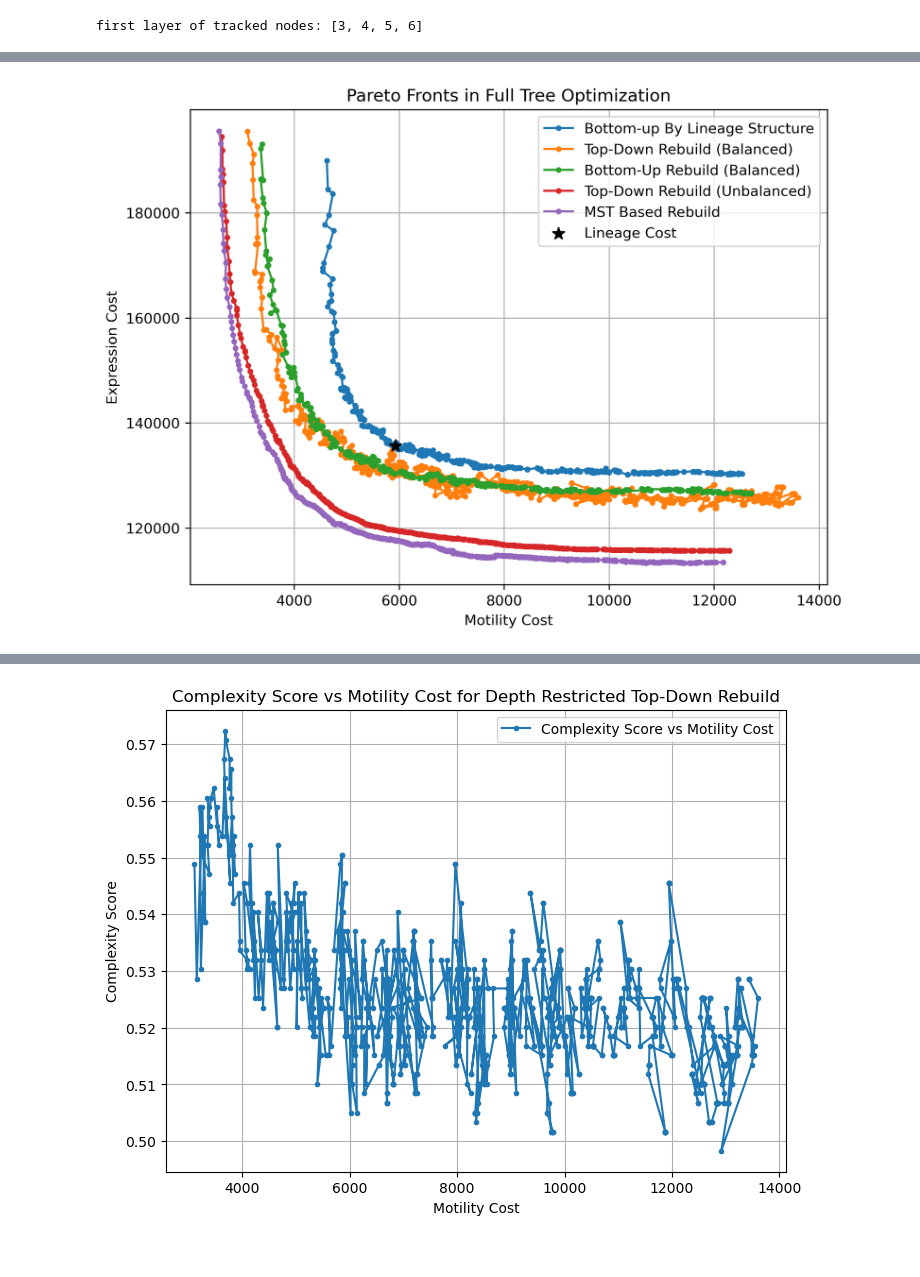
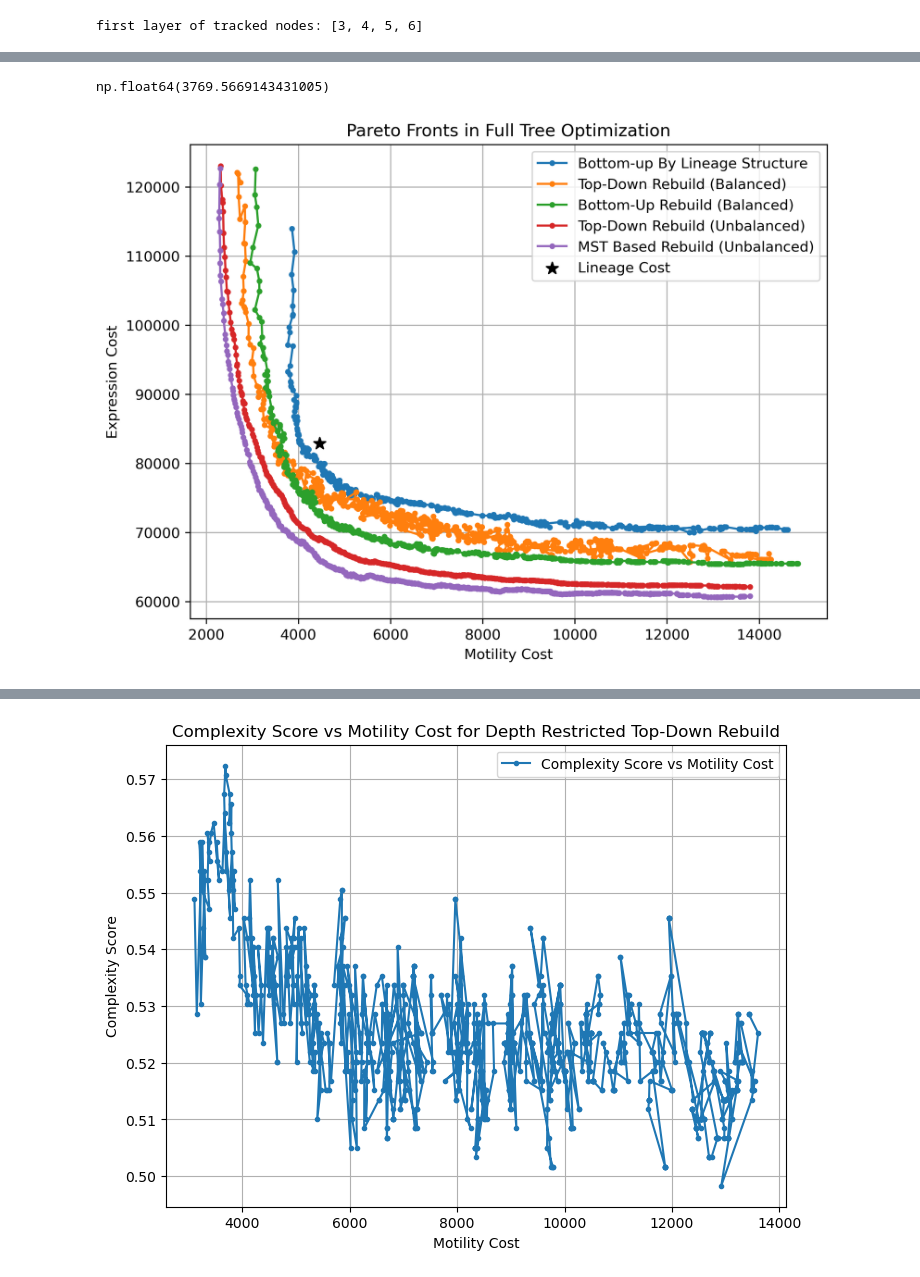
Before and after one commit to IcyFermion/embryogenesis, a Jupyter notebook: pareto_core.ipynb, the cells around one changed output, grey strips where cells are left out. Cells and saved outputs as stored; diff of their text form; code cells hidden in the pictures.

```diff
--- a/pareto_core.ipynb
+++ b/pareto_core.ipynb
@@ -30,11 +27,14 @@ The autoreload extension is already loaded. To reload it, use:
 # %%
 lineage_data = load_json('./data/cell_lineage.json')
-lineage_exp_df = pd.read_csv("data/protein/aggregated_all/s3.csv", index_col=0)
+# lineage_exp_df = pd.read_csv("data/protein/aggregated_all/s3.csv", index_col=0)
+# lineage_exp_df = pd.read_csv("data/protein/aggregated_all/s3_lineage_umap_embedding_5d.csv", index_col=0).T
+# lineage_exp_df = pd.read_csv("data/protein/aggregated_all/s3_pca_5d.csv", index_col=0)
+lineage_exp_df = pd.read_csv("data/protein/aggregated_all/s3_pca_10d.csv", index_col=0)
 lineage_exp_df = lineage_exp_df.fillna(0)
 # binarize lineage_exp_df, making every value > 3.2 as 1, otherwise 0
 # lineage_exp_df = (lineage_exp_df > 3.2).astype(int)
 tracking_df_all = pd.read_csv("./data/embryo2/tracks.txt", sep="\t")
-tracking_time_cutoff = 280
+tracking_time_cutoff = 247
 tracking_scale = 0.1625
 tracking_df = tracking_df_all.loc[tracking_df_all["t"] <= tracking_time_cutoff]
 untracked_nodes = ["P0", "AB", "P1"]
@@ -141,10 +133,14 @@ len(parent_code_mapping)
 # %%
 cell_names = tracking_df["name"].unique()
 lineage_xyz_df = pd.DataFrame(columns=["x", "y", "z"])
+lineage_name_to_last_tracking_time = {}
 for name in cell_names:
     time_points = tracking_df.loc[tracking_df['name'] == name]["t"].values
     if len(time_points) == 1 and time_points[0] == tracking_time_cutoff:
         continue
-    last_xyz_coordinates = tracking_df.loc[tracking_df['name'] == name][["x", "y", "z"]].values[-1]
+    lineage_tracks = tracking_df.loc[tracking_df['name'] == name]
+    last_xyz_coordinates = lineage_tracks[["x", "y", "z"]].values[-1]
+    last_tracking_time = lineage_tracks["t"].values[-1]
+    lineage_name_to_last_tracking_time[name] = int(last_tracking_time)
     # appending last_xyz_coordinates to lineage_xyz_df as a new row with cell name as index
     lineage_xyz_df.loc[name] = last_xyz_coordinates * tracking_scale
@@ -257,3 +285,5 @@ pareto_list_by_layer = opt.bottom_up_by_layer_runner()
 pareto_list_top_down_rebuild = opt.top_down_rebuild_runner()
 pareto_mst_list = opt.mst_rebuild_runner()
 pareto_list_top_down_rebuild_depth_cutoff = opt.top_down_rebuild_runner(depth_weight_type=depth_cutoff_func)
+# %%
+pareto_list_paired_bottom_up_rebuild = opt.paired_bottom_up_rebuild_runner()
@@ -269,30 +305,36 @@ pareto_xyz_cost_list_paired_bottom_up_rebuild = results_df["Paired Bottom-Up Reb
 pareto_exp_cost_list_paired_bottom_up_rebuild = results_df["Paired Bottom-Up Rebuild Exp Cost"].tolist()
 pareto_xyz_cost_list_mst = results_df["MST Based Rebuild XYZ Cost"].tolist()
 pareto_exp_cost_list_mst = results_df["MST Based Rebuild Exp Cost"].tolist()
+# %%
+min(pareto_xyz_cost_list_by_layer)
+# %% [output]
+np.float64(3769.5669143431005)
 # %%
-# pareto_xyz_cost_list_by_layer = [cost[0] for cost in pareto_list_by_layer]
-# pareto_exp_cost_list_by_layer = [cost[1] for cost in pareto_list_by_layer]
-# pareto_xyz_cost_list_top_down_rebuild = [cost[0] for cost in pareto_list_top_down_rebuild]
-# pareto_exp_cost_list_top_down_rebuild = [cost[1] for cost in pareto_list_top_down_rebuild]
-# pareto_xyz_cost_list_mst = [cost[0] for cost in pareto_mst_list]
-# pareto_exp_cost_list_mst = [cost[1] for cost in pareto_mst_list]
-# pareto_xyz_cost_list_top_down_rebuild_depth_cutoff = [cost[0] for cost in pareto_list_top_down_rebuild_depth_cutoff]
-# pareto_exp_cost_list_top_down_rebuild_depth_cutoff = [cost[1] for cost in pareto_list_top_down_rebuild_depth_cutoff]
+pareto_xyz_cost_list_by_layer = [cost[0] for cost in pareto_list_by_layer]
+pareto_exp_cost_list_by_layer = [cost[1] for cost in pareto_list_by_layer]
+pareto_xyz_cost_list_top_down_rebuild = [cost[0] for cost in pareto_list_top_down_rebuild]
+pareto_exp_cost_list_top_down_rebuild = [cost[1] for cost in pareto_list_top_down_rebuild]
+pareto_xyz_cost_list_mst = [cost[0] for cost in pareto_mst_list]
+pareto_exp_cost_list_mst = [cost[1] for cost in pareto_mst_list]
+pareto_xyz_cost_list_top_down_rebuild_depth_cutoff = [cost[0] for cost in pareto_list_top_down_rebuild_depth_cutoff]
+pareto_exp_cost_list_top_down_rebuild_depth_cutoff = [cost[1] for cost in pareto_list_top_down_rebuild_depth_cutoff]
+pareto_xyz_cost_list_paired_bottom_up_rebuild = [cost[0] for cost in pareto_list_paired_bottom_up_rebuild]
+pareto_exp_cost_list_paired_bottom_up_rebuild = [cost[1] for cost in pareto_list_paired_bottom_up_rebuild]
 plt.figure(figsize=(8, 6))
 plt.plot(pareto_xyz_cost_list_by_layer, pareto_exp_cost_list_by_layer, marker='o', linestyle='-',  markersize=3, label='Bottom-up By Lineage Structure')
 plt.plot(pareto_xyz_cost_list_top_down_rebuild_depth_cutoff, pareto_exp_cost_list_top_down_rebuild_depth_cutoff, marker='o', linestyle='-', markersize=3, label='Top-Down Rebuild (Balanced)')
 plt.plot(pareto_xyz_cost_list_paired_bottom_up_rebuild, pareto_exp_cost_list_paired_bottom_up_rebuild, marker='o', linestyle='-', markersize=3, label='Bottom-Up Rebuild (Balanced)')
 plt.plot(pareto_xyz_cost_list_top_down_rebuild, pareto_exp_cost_list_top_down_rebuild, marker='o', linestyle='-',  markersize=3, label='Top-Down Rebuild (Unbalanced)')
 plt.plot(pareto_xyz_cost_list_mst, pareto_exp_cost_list_mst, marker='o', linestyle='-',  markersize=3, label='MST Based Rebuild (Unbalanced)')
 plt.xlabel('Motility Cost')
 plt.ylabel('Expression Cost')
 plt.scatter(opt.lineage_xyz_cost, opt.lineage_exp_cost, color='black', marker='*', label='Lineage Cost', zorder=99, s=75)
 plt.title(f'Pareto Fronts in Full Tree Optimization')
 plt.grid(True)
 plt.legend()
 plt.show()
 # %% [output]
-[figure, old version]
+[figure, new version]
 # %%
 random_assign_xyz_costs = [cost[0] for cost in random_assign_res]
 random_assign_exp_costs = [cost[1] for cost in random_assign_res]
```
Also changed, not shown: parts of 23 cells of this notebook, 4 other files.
